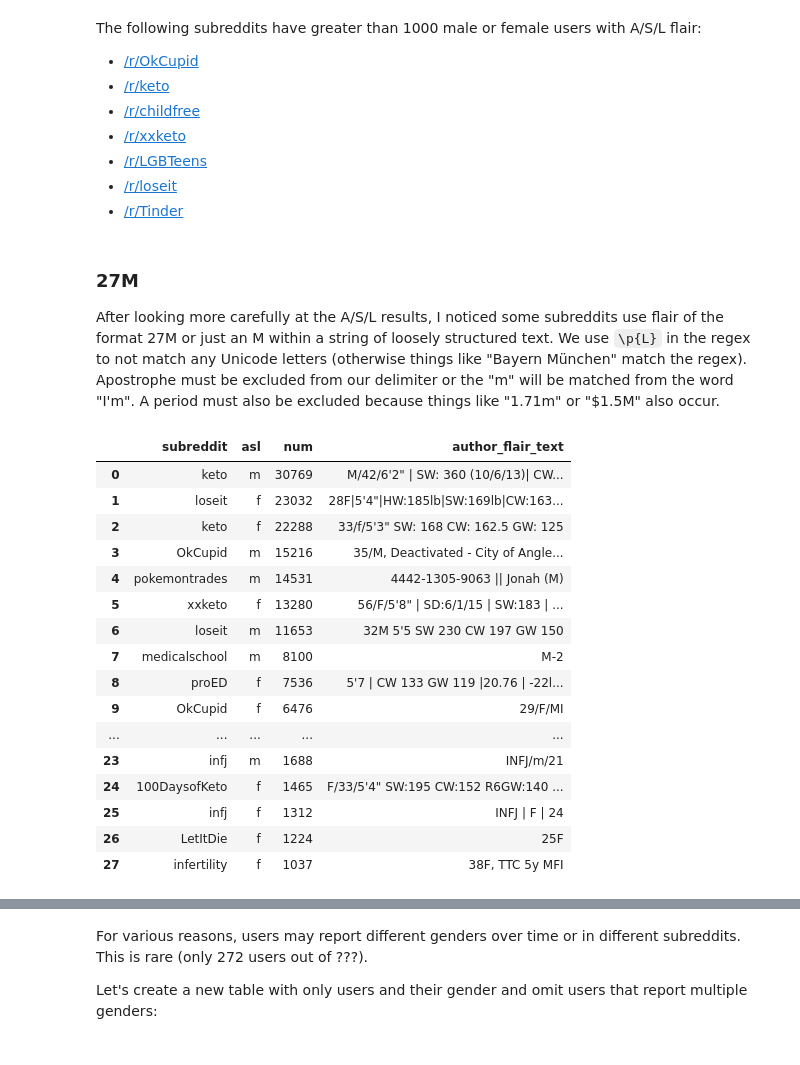
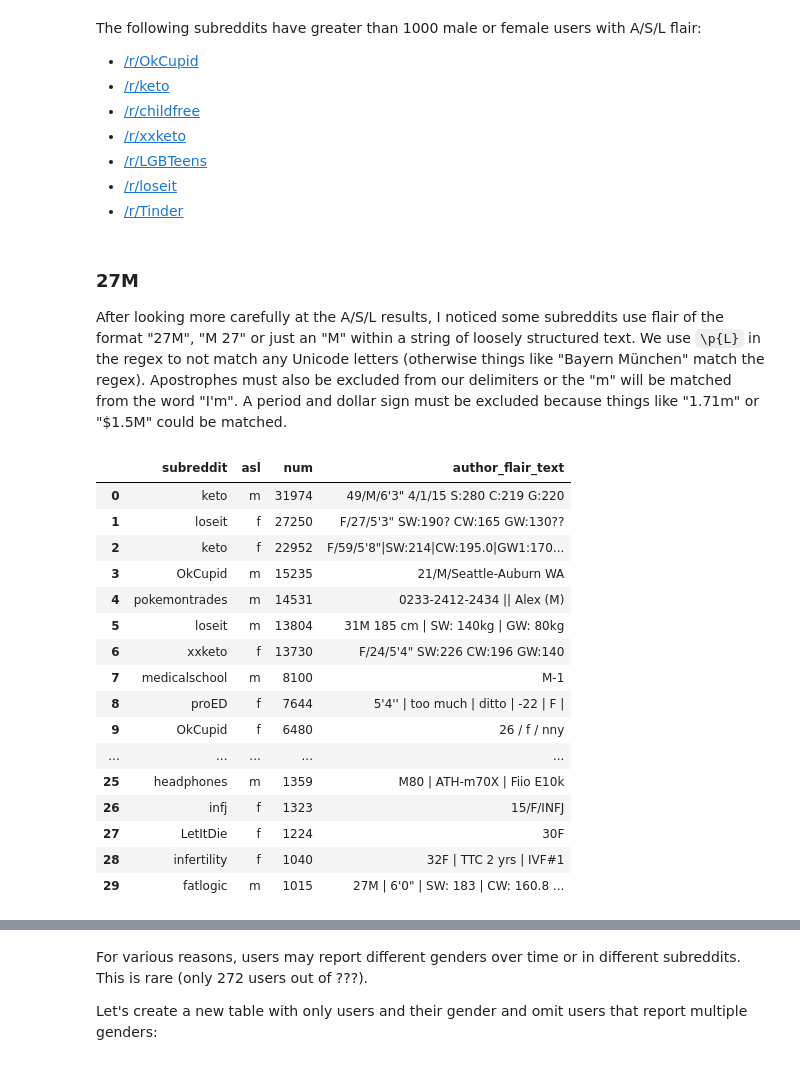
Before and after one commit to bburky/subredditgenderratios, a Jupyter notebook: Subreddit Gender Ratios.ipynb, the cells around one changed output, grey strips where cells are left out. Drawn from its saved outputs; the diff is of its cells as text; code cells hidden in the pictures.

```diff
--- a/Subreddit Gender Ratios.ipynb
+++ b/Subreddit Gender Ratios.ipynb
@@ -348,43 +361,43 @@ The following subreddits have greater than 1000 male or female users with A/S/L
 # %% [markdown]
 ### 27M
 
-After looking more carefully at the A/S/L results, I noticed some subreddits use flair of the format 27M or just an M within a string of loosely structured text. We use `\p{L}` in the regex to not match any Unicode letters (otherwise things like "Bayern München" match the regex). Apostrophe must be excluded from our delimiter or the "m" will be matched from the word "I'm". A period must also be excluded because things like "1.71m" or "$1.5M" also occur.
+After looking more carefully at the A/S/L results, I noticed some subreddits use flair of the format "27M", "M 27" or just an "M" within a string of loosely structured text. We use `\p{L}` in the regex to not match any Unicode letters (otherwise things like "Bayern München" match the regex). Apostrophes must also be excluded from our delimiters or the "m" will be matched from the word "I'm". A period and dollar sign must be excluded because things like "1.71m" or "$1.5M" could be matched.
 # %%
 %%bigquery
 SELECT *
 FROM (
     SELECT
       subreddit,
       REGEXP_EXTRACT(
         LOWER(author_flair_text),
-        "(?:^|[^\\p{L}0-9'\\.\\$])\\s*(?:\\d\\d)?\\s*(f|m)\\s*(?:$|[^\\p{L}0-9'\\.])") AS asl,
+        "(?:^|[^\\p{L}0-9'\\.\\$])\\s*(?:\\d\\d)?\\s*(f|m)\\s*(?:\\d\\d)?\\s*(?:$|[^\\p{L}0-9'\\.])") AS asl,
       COUNT(*) AS num,
       ANY_VALUE(author_flair_text) as author_flair_text
     FROM
       flair.userflair
     GROUP BY
       subreddit,
       asl
     ORDER BY num DESC)
 WHERE
     asl IS NOT NULL
     AND num > 1000;
 # %% [output]
 |  | subreddit | asl | num | author_flair_text |
-| 0 | keto | m | 30769 | M/42/6'2" | SW: 360 (10/6/13)| CW... |
-| 1 | loseit | f | 23032 | 28F|5'4"|HW:185lb|SW:169lb|CW:163... |
-| 2 | keto | f | 22288 | 33/f/5'3" SW: 168 CW: 162.5 GW: 125 |
-| 3 | OkCupid | m | 15216 | 35/M, Deactivated - City of Angle... |
-| 4 | pokemontrades | m | 14531 | 4442-1305-9063 || Jonah (M) |
-| 5 | xxketo | f | 13280 | 56/F/5'8" | SD:6/1/15 | SW:183 | ... |
-| 6 | loseit | m | 11653 | 32M 5'5 SW 230 CW 197 GW 150 |
-| 7 | medicalschool | m | 8100 | M-2 |
-| 8 | proED | f | 7536 | 5'7 | CW 133 GW 119 |20.76 | -22l... |
-| 9 | OkCupid | f | 6476 | 29/F/MI |
+| 0 | keto | m | 31974 | 49/M/6'3" 4/1/15 S:280 C:219 G:220 |
+| 1 | loseit | f | 27250 | F/27/5'3" SW:190? CW:165 GW:130?? |
+| 2 | keto | f | 22952 | F/59/5'8"|SW:214|CW:195.0|GW1:170... |
+| 3 | OkCupid | m | 15235 | 21/M/Seattle-Auburn WA |
+| 4 | pokemontrades | m | 14531 | 0233-2412-2434 || Alex (M) |
+| 5 | loseit | m | 13804 | 31M 185 cm | SW: 140kg | GW: 80kg |
+| 6 | xxketo | f | 13730 | F/24/5'4" SW:226 CW:196 GW:140 |
+| 7 | medicalschool | m | 8100 | M-1 |
+| 8 | proED | f | 7644 | 5'4'' | too much | ditto | -22 | F | |
+| 9 | OkCupid | f | 6480 | 26 / f / nny |
 | ... | ... | ... | ... | ... |
-| 23 | infj | m | 1688 | INFJ/m/21 |
-| 24 | 100DaysofKeto | f | 1465 | F/33/5'4" SW:195 CW:152 R6GW:140 ... |
-| 25 | infj | f | 1312 | INFJ | F | 24 |
-| 26 | LetItDie | f | 1224 | 25F |
-| 27 | infertility | f | 1037 | 38F, TTC 5y MFI |
+| 25 | headphones | m | 1359 | M80 | ATH-m70X | Fiio E10k |
+| 26 | infj | f | 1323 | 15/F/INFJ |
+| 27 | LetItDie | f | 1224 | 30F |
+| 28 | infertility | f | 1040 | 32F | TTC 2 yrs | IVF#1 |
+| 29 | fatlogic | m | 1015 | 27M | 6'0" | SW: 183 | CW: 160.8 ... |
 # %% [markdown]
```
Also changed, not shown: parts of 18 cells of this notebook.
